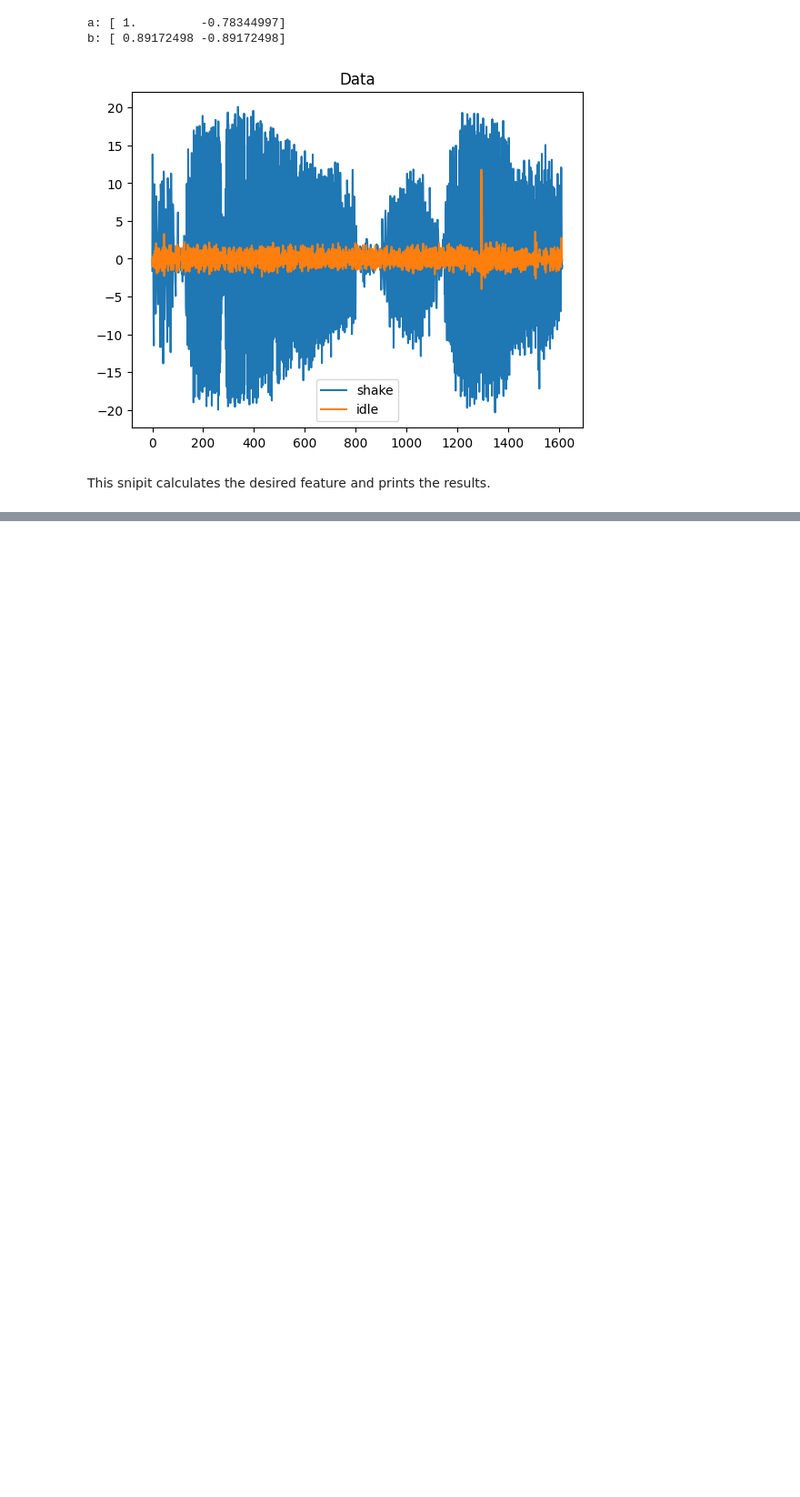
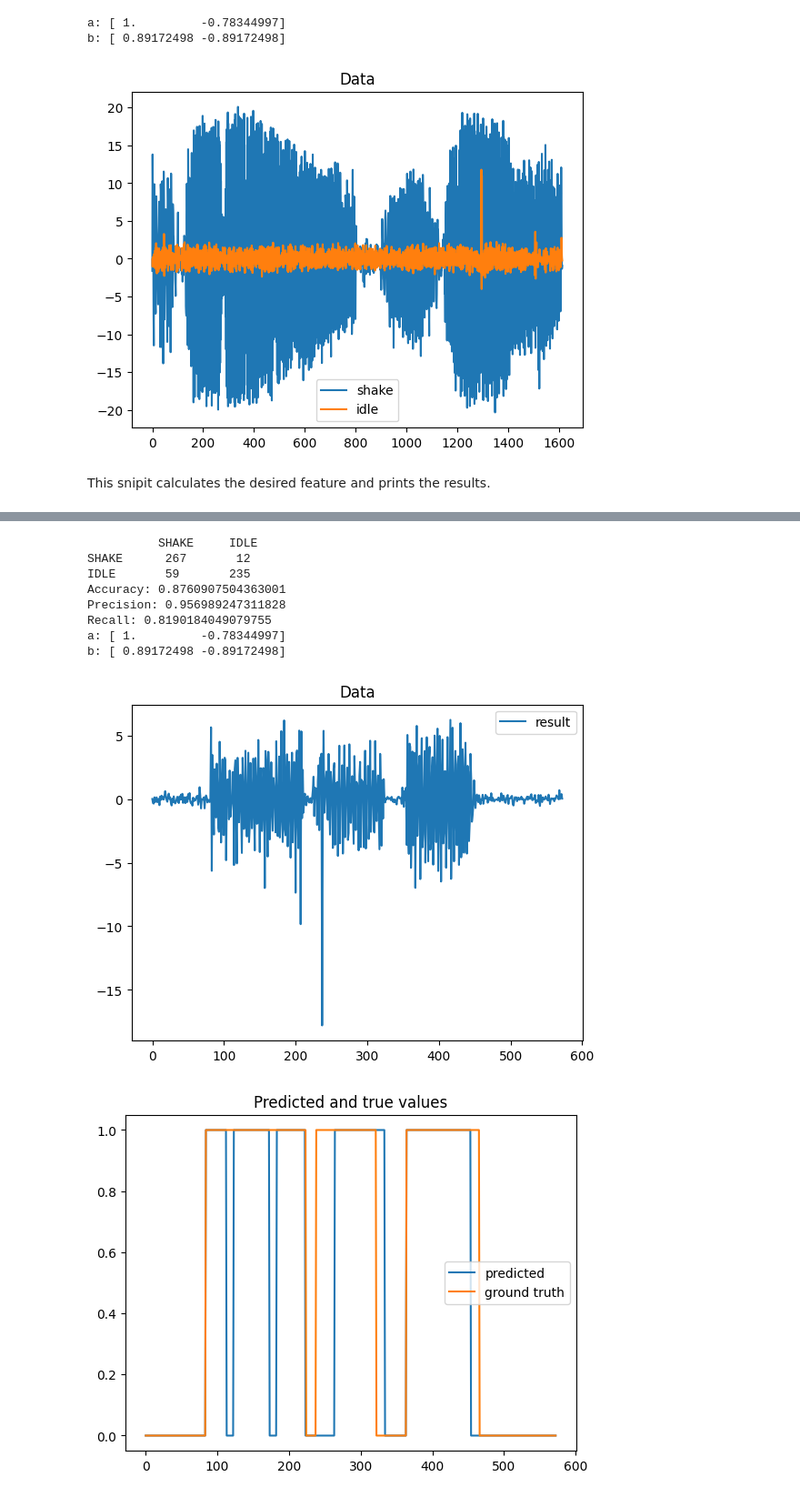
Before and after one commit to danielcostapaulo/IoTHybridSolution, a Jupyter notebook: plot_data/plot_data.ipynb, the cells around one changed output, grey strips where cells are left out. Shown at 91% size. Drawn from its saved outputs; the diff is of its cells as text; code cells hidden in the pictures; blank space fills up the shorter version.

Commit message:
addition of result and its analizys in plot_data

```diff
--- a/plot_data/plot_data.ipynb
+++ b/plot_data/plot_data.ipynb
@@ -200,0 +196,74 @@ plt.show()
+# %%
+os.chdir(r'C:\Users\danip\OneDrive\Desktop\IST-vibration\Data\results')
+file_result=open("motor_to_coffe_EF.txt",'r')
+result_data_raw=file_result.readlines()
+result_float,med_res_x,med_res_y,med_res_z=process_raw(result_data_raw)
+TP=0
+TN=0
+FP=0
+FN=0
+print("          SHAKE     IDLE")
+for line in result_float:
+    if line[3]==1 and line[4]==1:
+        TP+=1
+    elif line[3]==1 and line[4]==0:
+        FP+=1
+    elif line[3]==0 and line[4]==0:
+        TN+=1
+    elif line[3]==0 and line[4]==1:
+        FN+=1
+print("SHAKE     ",TP,"     ",FP)
+print("IDLE      ",FN,"     ",TN)
+print("Accuracy:",(TP+TN)/(TP+TN+FP+FN))
+print("Precision:",TP/(TP+FP))
+print("Recall:",TP/(TP+FN))
+result_V=[]
+filter_mode=input("Filter signals?(y/n):")
+if filter_mode=='y':
+    filter_frequency=float(input("Enter filter frequency:"))
+    for line in result_float:
+        result_V.append(math.sqrt(line[0]*line[0]+line[1]*line[1]+line[2]*line[2]))
+    b,a=scipy.signal.butter(1,2*filter_frequency/26,btype='high')
+    print("a:",a)
+    print("b:",b)
+    result_V=scipy.signal.filtfilt(b,a,result_V)
+    if filter_mode=='n':
+        for line in result_float:
+            result_V.append(math.sqrt(line[0]*line[0]+line[1]*line[1]+line[2]*line[2]))
+plt.plot(result_V,label="result")
+plt.title("Data")
+plt.legend()
+plt.show()
+GT=[]
+Pred=[]
+for line in result_float:
+    GT.append(line[4])
+    Pred.append(line[3])
+plt.plot(Pred,label='predicted')
+plt.plot(GT,label='ground truth')
+plt.legend()
+plt.title("Predicted and true values")
+plt.show()
+
+window_size=10
+result_features=energy(result_V,window_size)
+plt.figure()
+plt.plot(result_features,label='result')
+plt.legend()
+plt.title("Features in plot")
+plt.figure()
+plt.hist(result_features,label='result')
+plt.title("Features in histogram")
+plt.legend()
+plt.show()
+# %% [output]
+          SHAKE     IDLE
+SHAKE      267       12
+IDLE       59       235
+Accuracy: 0.8760907504363001
+Precision: 0.956989247311828
+Recall: 0.8190184049079755
+a: [ 1.         -0.78344997]
+b: [ 0.89172498 -0.89172498]
+[figure, added]
+[figure, added]
```
Also changed, not shown: parts of 4 cells of this notebook, 2 other files.
